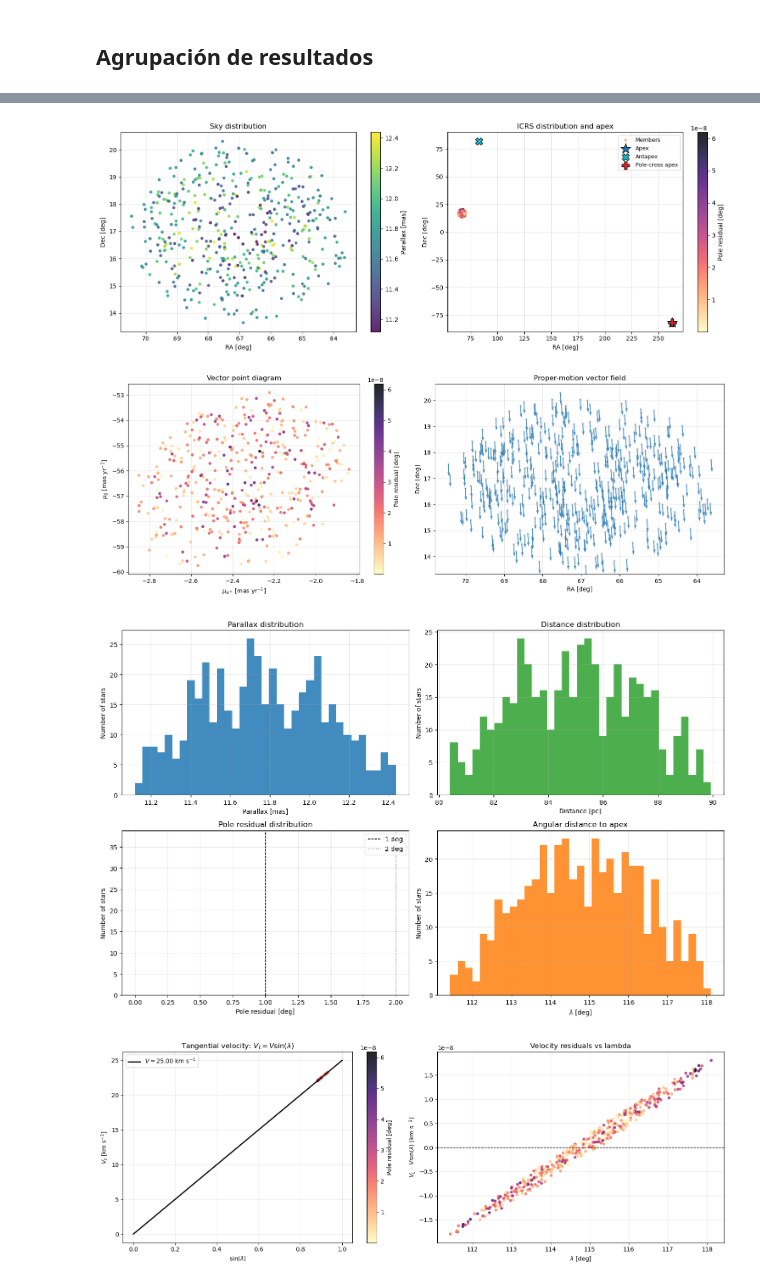
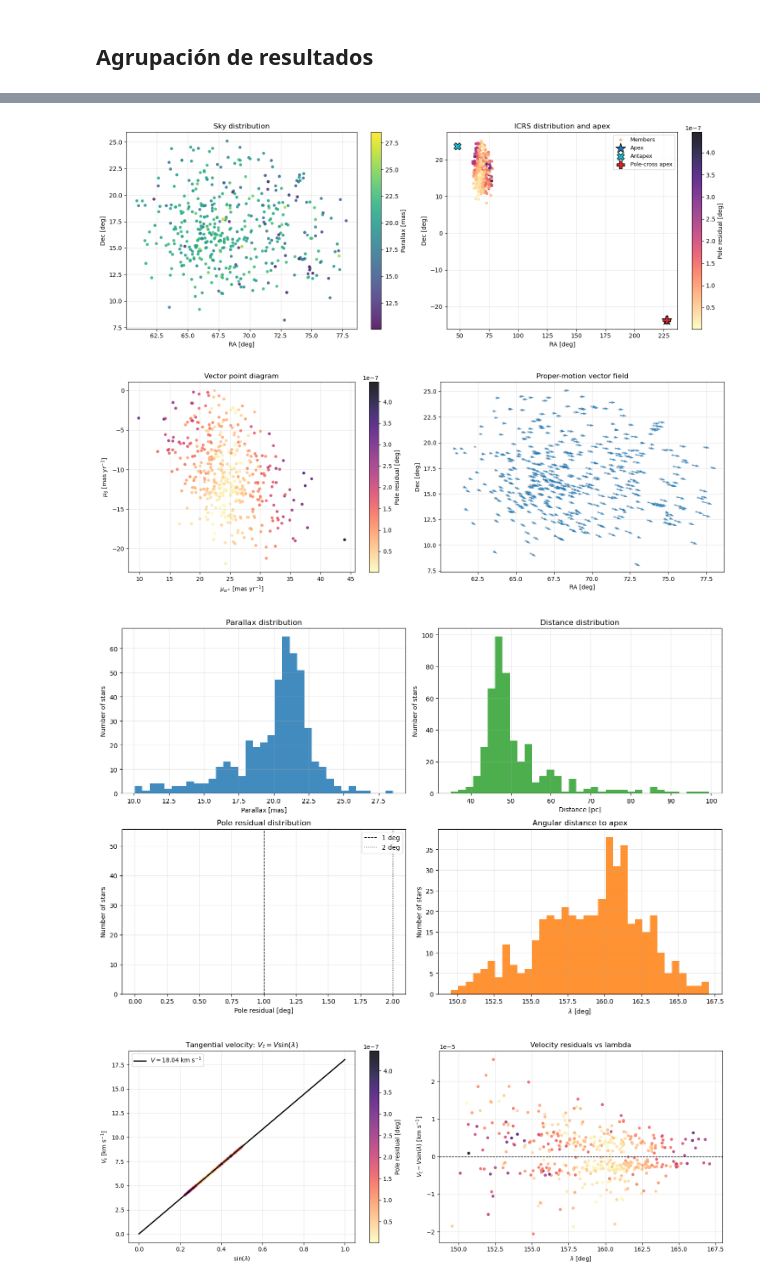
Before and after one commit to nicolasbojacarojas/clusterization_project, a Jupyter notebook: dev/pasantia/simulation_comparison/comparison.ipynb, the cells around one changed output, grey strips where cells are left out. Drawn from its saved outputs; the diff is of its cells as text; code cells hidden in the pictures.

Commit message:
correccion de corrdenadas para apex y antapex solar

```diff
--- a/dev/pasantia/simulation_comparison/comparison.ipynb
+++ b/dev/pasantia/simulation_comparison/comparison.ipynb
@@ -37,3 +94,13 @@ from src.utils import show_cluster_validation_products_icrs
 # Cargue de datos
 # %%
 cluster_real = pd.read_csv(r"C:\Users\nicob\One Drive Uniandes\OneDrive - Universidad de los Andes\Doctorado\proyecto\clusterization_project\dev\pasantia\analisis_detallado_hyades.csv")
+# %%
+cluster_real = correct_gaia_proper_motions(
+    cluster_real,
+    ra_col="ra",
+    dec_col="dec",
+    parallax_col="parallax_corrected",
+    pmra_col="pmra",
+    pmdec_col="pmdec",
+    correct_solar_reflex=True
+)
@@ -259,9 +384,12 @@ simulado_uvw = simulate_proper_motions_from_3d_velocity(
     df=cluster_real,
 
     # Velocidad galáctica heliocéntrica U,V,W
-    u_kms=-41.92,
-    v_kms=-19.35,
-    w_kms=-1.11,
+    # u_kms=-41.92,
+    # v_kms=-19.35,
+    # w_kms=-1.11,
+    apex_ra_deg=227.79628626384542,
+    apex_dec_deg=-23.69031810716205,
+    speed_kms=np.sqrt(11.1**2 + 12.24**2 + 7.25**2),
 
     ra_col="ra",
     dec_col="dec",
@@ -285,8 +413,8 @@ simulado_apex = simulate_proper_motions_from_3d_velocity(
     dec_col="dec",
     parallax_col="parallax",
 
-    apply_pmra_error=True,
-    apply_pmdec_error=True,
+    apply_pmra_error=False,
+    apply_pmdec_error=False,
     apply_parallax_error=False,
 
     seed=42,
@@ -295,10 +423,12 @@ simulado_uvw_solar = simulate_proper_motions_from_3d_velocity(
     df=cluster_real,
 
     # Velocidad galáctica heliocéntrica U,V,W
-    u_kms=11.1,
-    v_kms=12.24,
-    w_kms=7.25,
-
+    # u_kms=11.1,
+    # v_kms=12.24,
+    # w_kms=7.25,
+    apex_ra_deg=227.79628626384542,
+    apex_dec_deg=-23.69031810716205,
+    speed_kms=np.sqrt(11.1**2 + 12.24**2 + 7.25**2),
     ra_col="ra",
     dec_col="dec",
     parallax_col="parallax_corrected",
@@ -313,8 +443,8 @@ simulado_uvw_solar = simulate_proper_motions_from_3d_velocity(
 simulado_apex_solar = simulate_proper_motions_from_3d_velocity(
     df=cluster_real,
 
-    apex_ra_deg=262.6,
-    apex_dec_deg=-81.9,
+    apex_ra_deg=227.79628626384542,
+    apex_dec_deg=-23.69031810716205,
     speed_kms=np.sqrt(11.1**2 + 12.24**2 + 7.25**2),
 
     ra_col="ra",
@@ -550,6 +761,6 @@ df_results
 # %%
 summary_df, df_diag, boot_df = show_cluster_validation_products_icrs(
-    result_hyades_sintetico_solar["cluster_result"],
+    result_hyades_semisintetico_velocidad_solar["cluster_result"],
     bootstrap_n=500,
 )
 # %% [output]
@@ -568,23 +779,23 @@ CLUSTER VALIDATION SUMMARY — ICRS / Gaia
 | rms_pole_residual_deg | 0.0 |
 | median_pole_residual_deg | 0.0 |
 | ... | ... |
 | bootstrap_apex_delta_median_deg | NaN |
 | bootstrap_apex_delta_p16_deg | NaN |
 | bootstrap_apex_delta_p84_deg | NaN |
 | bootstrap_apex_ra_std_deg | NaN |
 | bootstrap_apex_dec_std_deg | NaN |
 ========================================================================
 INTERPRETATION FLAGS
 ========================================================================
 RMS pole residual          : 0.0000 deg
 Median pole residual       : 0.0000 deg
 Toward-apex fraction       : 1.0000
 Fraction kept after filter : 1.0000
 Apex-cross separation      : 0.0000 deg
 Pole residuals             : GOOD, strong common-motion geometry.
 Motion orientation         : GOOD, most stars move toward the recovered apex.
 Apex estimator agreement   : GOOD, eigen and pole-cross estimators agree.
-[figure, old version]
+[figure, new version]
-[figure, old version]
+[figure, new version]
-[figure, old version]
+[figure, new version]
-[figure, old version]
+[figure, new version]
```
Also changed, not shown: parts of 19 cells of this notebook, 2 other files.
